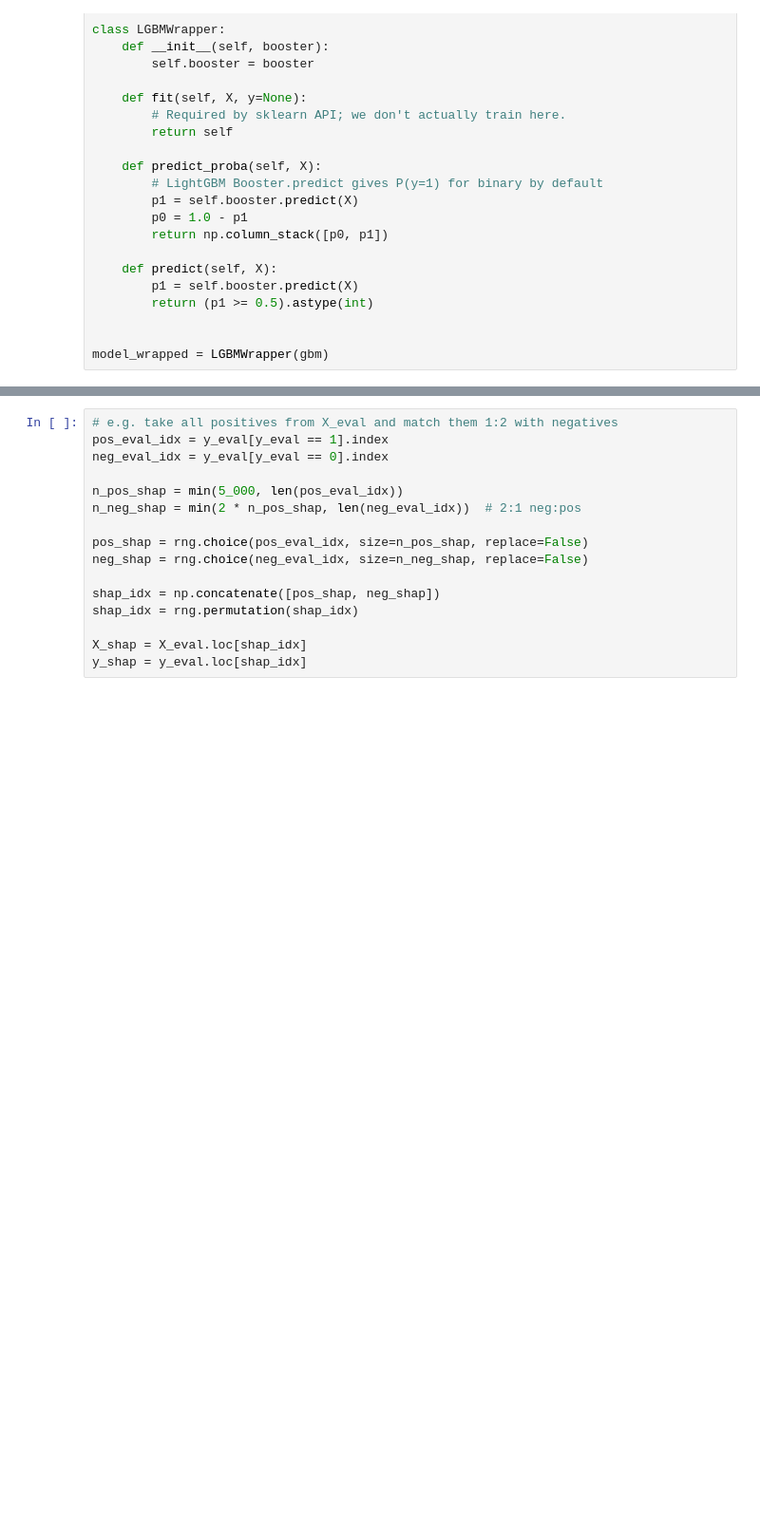
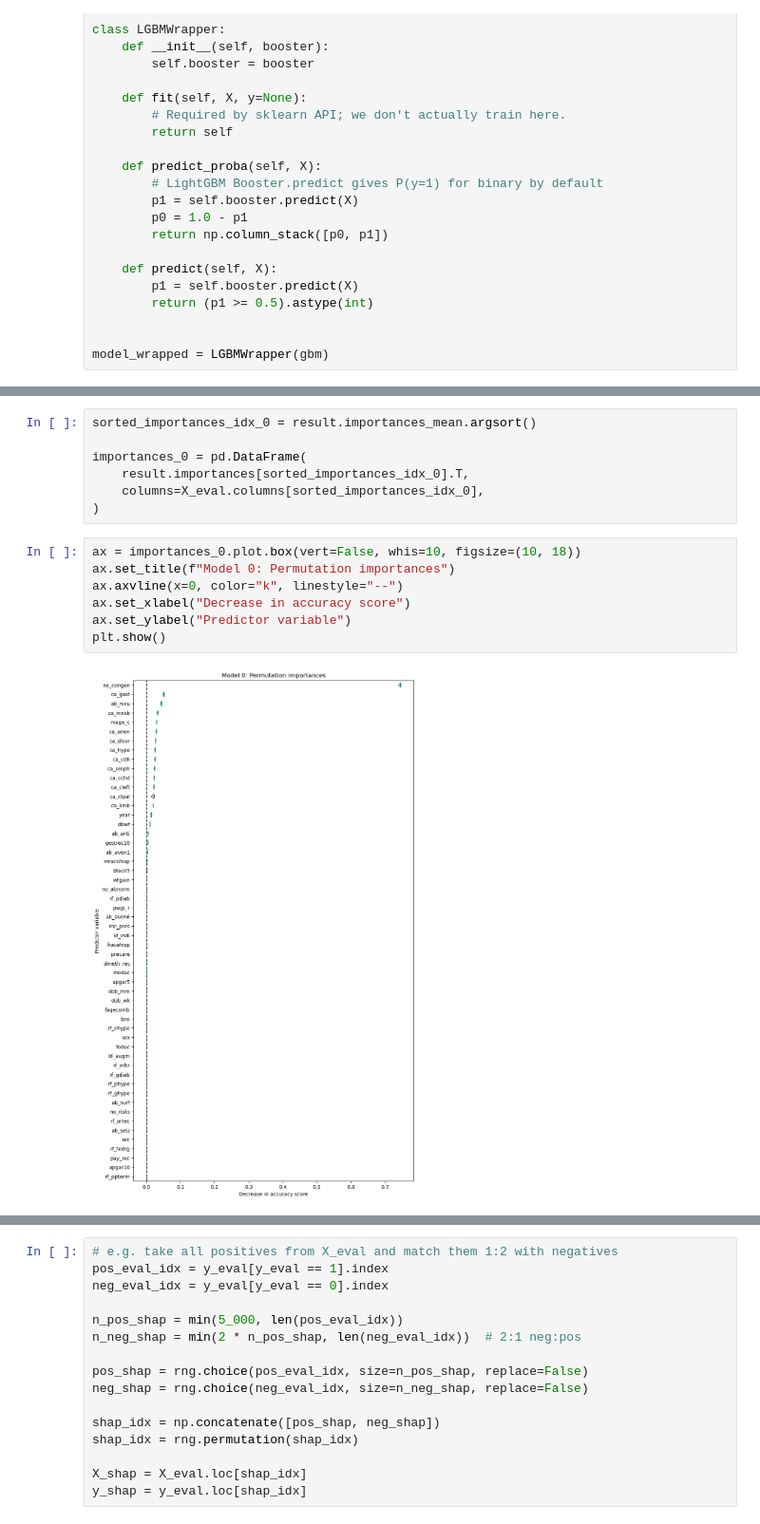
Before and after one commit to frankbuckley/ds-births-populations, a Jupyter notebook: projects/us-birth-certificates/0002-predictors.ipynb, the cells around one changed output, grey strips where cells are left out. Shown at 95% size. Cells and saved outputs as stored; diff of their text form; blank space fills up the shorter version.

```diff
--- a/projects/us-birth-certificates/0002-predictors.ipynb
+++ b/projects/us-birth-certificates/0002-predictors.ipynb
@@ -769,0 +874,16 @@ perm_importance
+# %%
+sorted_importances_idx_0 = result.importances_mean.argsort()
+
+importances_0 = pd.DataFrame(
+    result.importances[sorted_importances_idx_0].T,
+    columns=X_eval.columns[sorted_importances_idx_0],
+)
+# %%
+ax = importances_0.plot.box(vert=False, whis=10, figsize=(10, 18))
+ax.set_title(f"Model 0: Permutation importances")
+ax.axvline(x=0, color="k", linestyle="--")
+ax.set_xlabel("Decrease in accuracy score")
+ax.set_ylabel("Predictor variable")
+plt.show()
+# %% [output]
+[figure, added]
```
Also changed, not shown: parts of 23 cells of this notebook.
